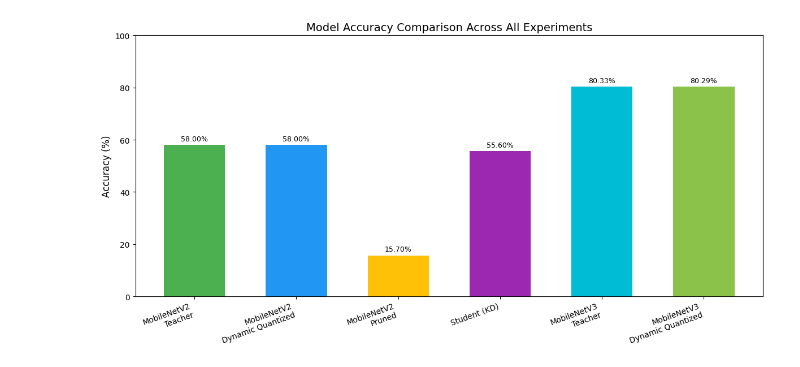
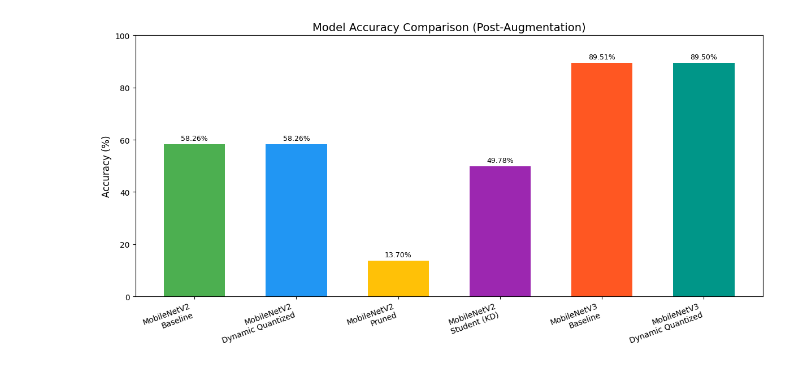
Before and after one commit to divyanshsheoran/AI-MODEL-OPTIMIZATION, a Jupyter notebook: results/results_graphs.ipynb, the cells around one changed output. Cells and saved outputs as stored; diff of their text form; code cells hidden in the pictures.

Commit message:
Results updated

```diff
--- a/results/results_graphs.ipynb
+++ b/results/results_graphs.ipynb
@@ -1,72 +1,76 @@
 # %%
+import os
+import numpy as np
 import matplotlib.pyplot as plt
-import numpy as np
 
-# Updated Data including MobileNetV3 results
+# -------- Data (post-augmentation results) --------
 models = [
-    "MobileNetV2\nTeacher",
+    "MobileNetV2\nBaseline",
     "MobileNetV2\nDynamic Quantized",
     "MobileNetV2\nPruned",
-    "Student (KD)",
-    "MobileNetV3\nTeacher",
-    "MobileNetV3\nDynamic Quantized"
+    "MobileNetV2\nStudent (KD)",
+    "MobileNetV3\nBaseline",
+    "MobileNetV3\nDynamic Quantized",
 ]
 
-accuracies = [58.0, 58.0, 15.7, 55.6, 80.33, 80.29]  # %
-sizes = [9.19, 9.19, 18.02, 4.04, 6.25, 4.45]        # MB
+# Accuracy (%)
+accuracies = [58.26, 58.26, 13.70, 49.78, 89.51, 89.50]
+
+# Model sizes (MB)
+sizes = [9.19, 9.19, 18.02, 4.04, 6.25, 4.45]
+
+# Color scheme from previous version
+colors = ['#4CAF50', '#2196F3', '#FFC107', '#9C27B0', '#FF5722', '#009688']
+
+# Optional: ensure a results folder exists
+os.makedirs("results", exist_ok=True)
 
 x = np.arange(len(models))
-width = 0.6
+bar_width = 0.6
 
-# Accuracy Comparison Graph
+# -------- Accuracy Comparison --------
+fig, ax = plt.subplots(figsize=(12, 6))
+bars = ax.bar(x, accuracies, bar_width, color=colors)
 
-fig, ax = plt.subplots(figsize=(12, 6))
-bars = ax.bar(x, accuracies, width,
-              color=['#4CAF50', '#2196F3', '#FFC107', '#9C27B0', '#00BCD4', '#8BC34A'])
-
-# labels on bars
-for bar in bars:
-    height = bar.get_height()
-    ax.annotate(f'{height:.2f}%',
-                xy=(bar.get_x() + bar.get_width()/2, height),
+# Value labels on bars
+for b in bars:
+    h = b.get_height()
+    ax.annotate(f"{h:.2f}%",
+                xy=(b.get_x() + b.get_width()/2, h),
                 xytext=(0, 3),
                 textcoords="offset points",
-                ha='center', va='bottom', fontsize=9)
+                ha="center", va="bottom", fontsize=9)
 
-ax.set_ylabel('Accuracy (%)', fontsize=12)
-ax.set_title('Model Accuracy Comparison Across All Experiments', fontsize=14)
+ax.set_ylabel("Accuracy (%)", fontsize=12)
+ax.set_title("Model Accuracy Comparison (Post-Augmentation)", fontsize=14)
 ax.set_xticks(x)
-ax.set_xticklabels(models, rotation=20, ha='right')
+ax.set_xticklabels(models, rotation=20, ha="right")
 ax.set_ylim(0, 100)
 
 plt.tight_layout()
-plt.savefig("accuracy_comparison_updated.png", dpi=300)
+plt.savefig("results/accuracy_comparison_aug.png", dpi=300)
 plt.show()
 
+# -------- Model Size Comparison --------
+fig, ax = plt.subplots(figsize=(12, 6))
+bars = ax.bar(x, sizes, bar_width, color=colors)
 
-# Model Size Comparison Graph
-
-fig, ax = plt.subplots(figsize=(12, 6))
-bars = ax.bar(x, sizes, width,
-              color=['#4CAF50', '#2196F3', '#FFC107', '#9C27B0', '#00BCD4', '#8BC34A'])
-
-# labels on bars
-for bar in bars:
-    height = bar.get_height()
-    ax.annotate(f'{height:.2f} MB',
-                xy=(bar.get_x() + bar.get_width()/2, height),
+for b in bars:
+    h = b.get_height()
+    ax.annotate(f"{h:.2f} MB",
+                xy=(b.get_x() + b.get_width()/2, h),
                 xytext=(0, 3),
                 textcoords="offset points",
-                ha='center', va='bottom', fontsize=9)
+                ha="center", va="bottom", fontsize=9)
 
-ax.set_ylabel('Model Size (MB)', fontsize=12)
-ax.set_title('Model Size Comparison Across All Experiments', fontsize=14)
+ax.set_ylabel("Model Size (MB)", fontsize=12)
+ax.set_title("Model Size Comparison (Post-Augmentation)", fontsize=14)
 ax.set_xticks(x)
-ax.set_xticklabels(models, rotation=20, ha='right')
-ax.set_ylim(0, max(sizes)+5)
+ax.set_xticklabels(models, rotation=20, ha="right")
+ax.set_ylim(0, max(sizes) + 2)
 
 plt.tight_layout()
-plt.savefig("size_comparison_updated.png", dpi=300)
+plt.savefig("results/size_comparison_aug.png", dpi=300)
 plt.show()
 # %% [output]
-[figure, old version]
+[figure, new version]
```
Also changed, not shown: parts of 1 cell of this notebook, 8 other files.
